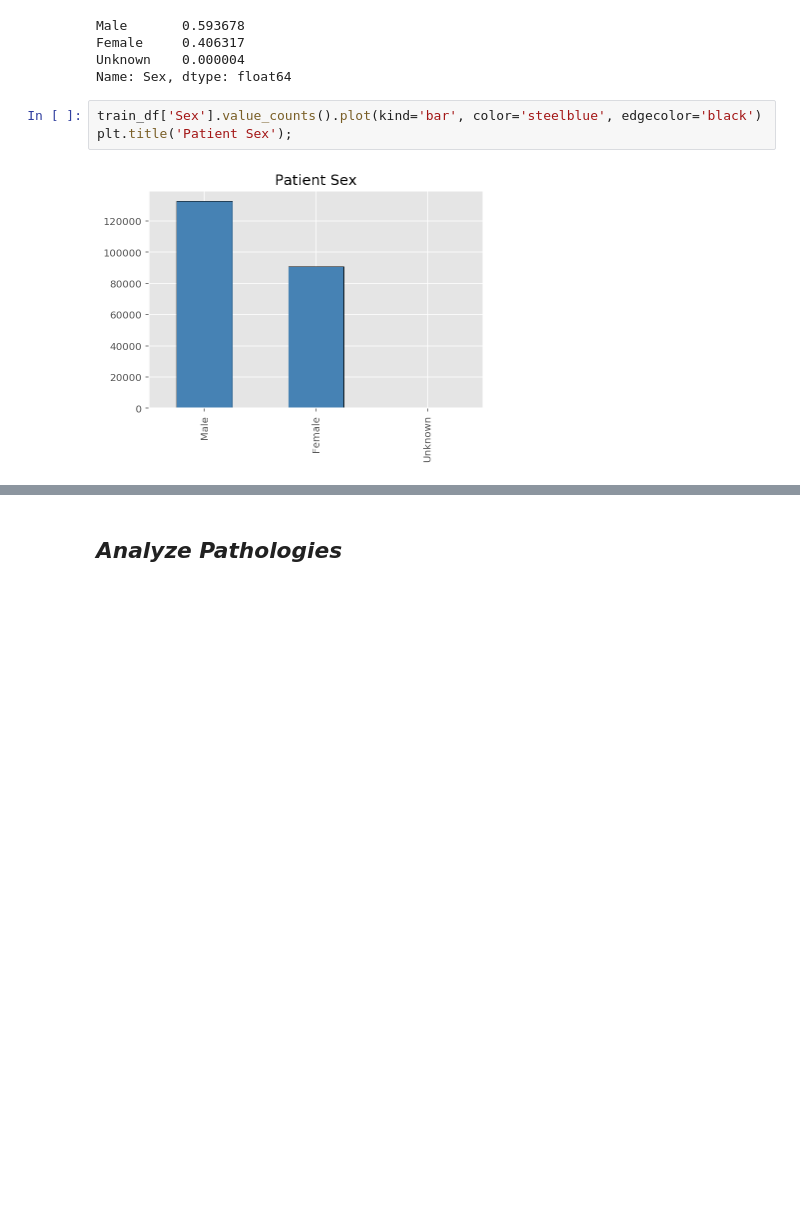
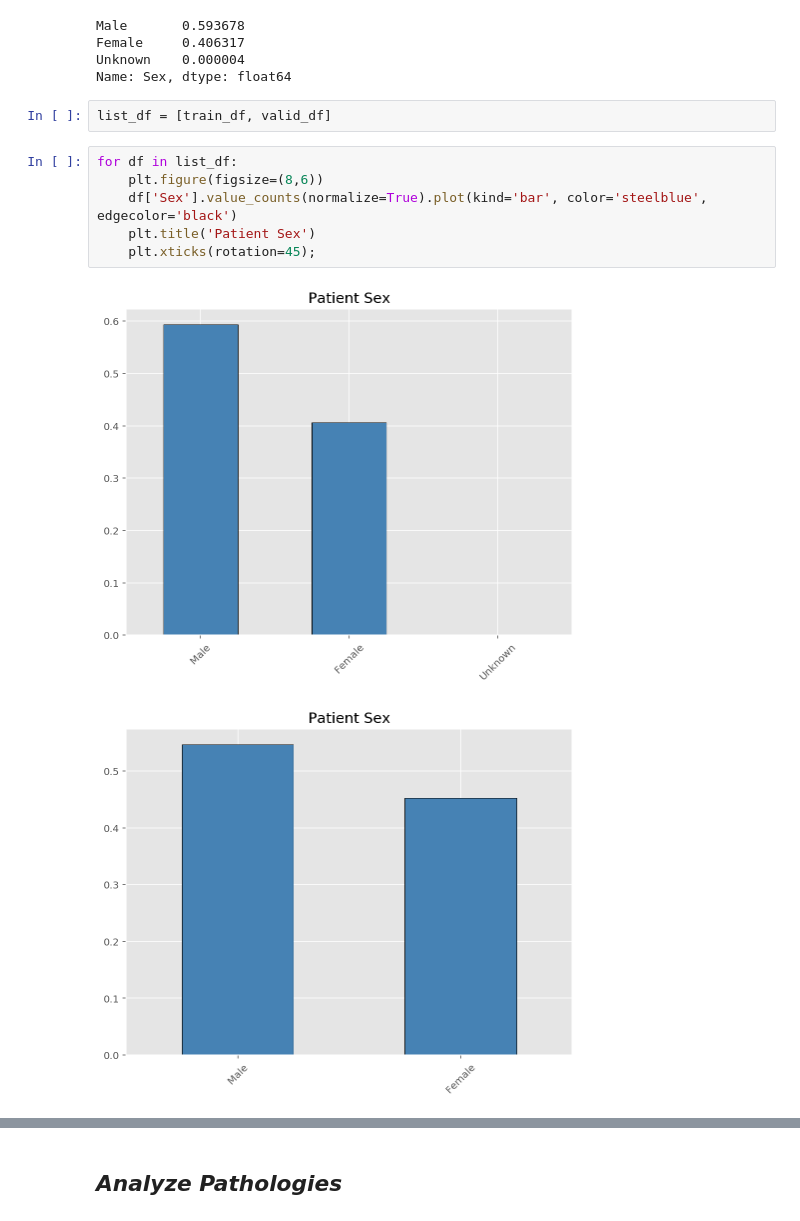
Before and after one commit to earny-joe/Springboard-DS-Portfolio, a Jupyter notebook: capstone_2/chexpert_eda.ipynb, the cells around one changed output, grey strips where cells are left out. Drawn from its saved outputs; the diff is of its cells as text; blank space fills up the shorter version.

```diff
--- a/capstone_2/chexpert_eda.ipynb
+++ b/capstone_2/chexpert_eda.ipynb
@@ -219,9 +219,15 @@ Male       0.593678
 Female     0.406317
 Unknown    0.000004
 Name: Sex, dtype: float64
+# %%
+list_df = [train_df, valid_df]
 # %%
-train_df['Sex'].value_counts().plot(kind='bar', color='steelblue', edgecolor='black')
-plt.title('Patient Sex');
+for df in list_df:
+    plt.figure(figsize=(8,6))
+    df['Sex'].value_counts(normalize=True).plot(kind='bar', color='steelblue', edgecolor='black')
+    plt.title('Patient Sex')
+    plt.xticks(rotation=45);
 # %% [output]
-[figure, old version]
+[figure, new version]
+[figure, added]
 # %%
```
Also changed, not shown: parts of 8 cells of this notebook.
